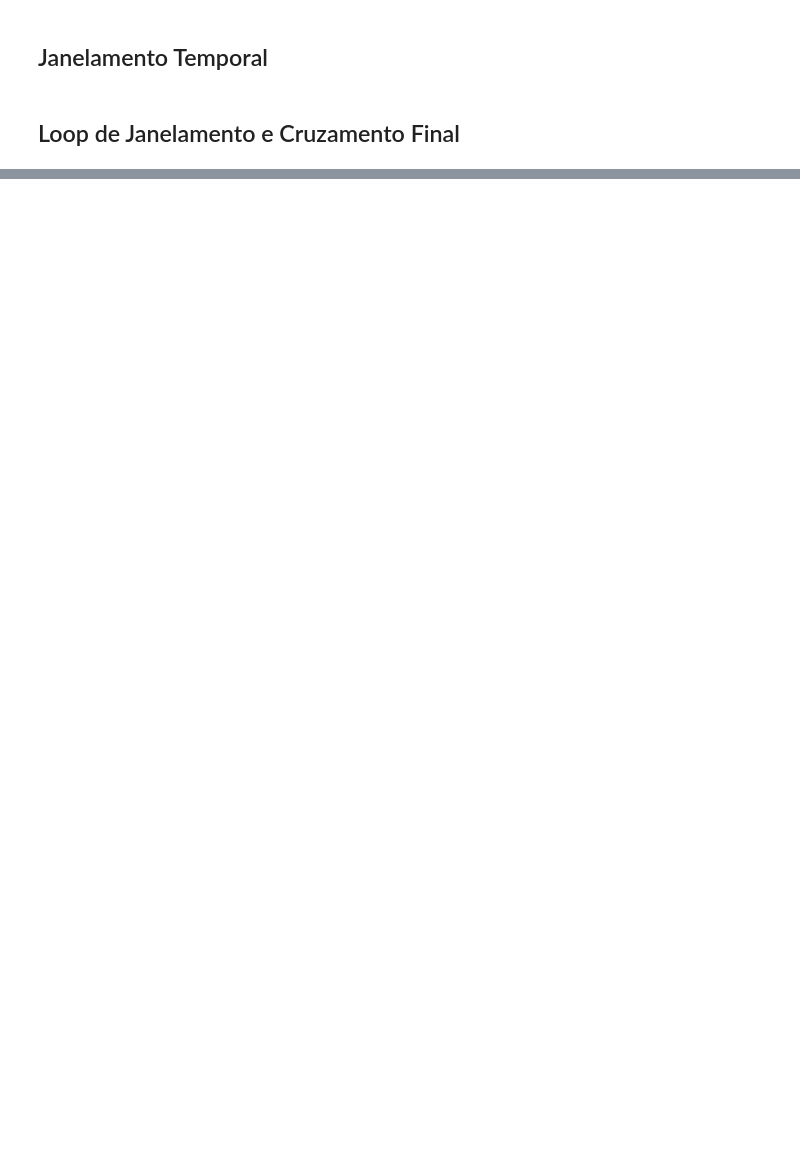
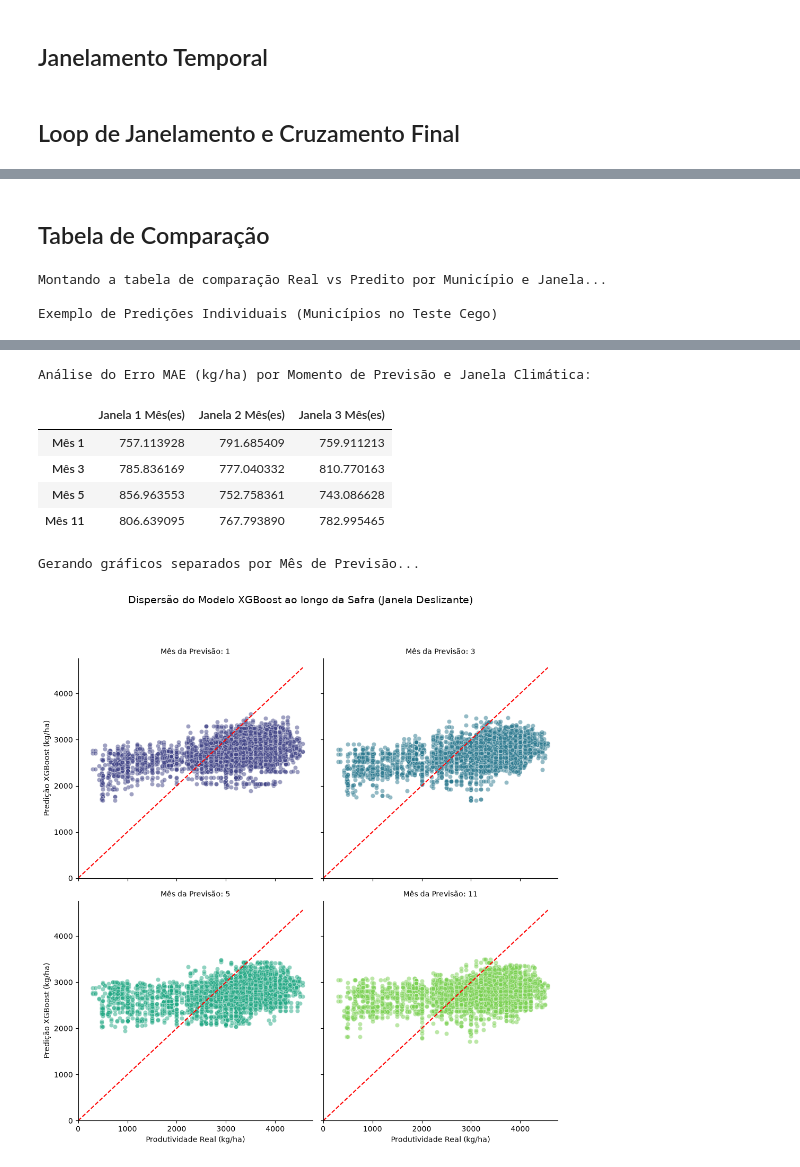
Before and after one commit to thiago-carbonera/Agroclimatology, a Jupyter notebook: Scripts/predicao_produtividade.ipynb, the cells around one changed output, grey strips where cells are left out. Drawn from its saved outputs; the diff is of its cells as text; code cells hidden in the pictures; blank space fills up the shorter version.

```diff
--- a/Scripts/predicao_produtividade.ipynb
+++ b/Scripts/predicao_produtividade.ipynb
@@ -189,0 +321,57 @@ Total de amostras prontas para o Machine Learning: 87948 linhas.
+# %% [markdown]
+## Tabela de Comparação
+# %%
+import matplotlib.pyplot as plt
+import seaborn as sns
+
+print("Montando a tabela de comparação Real vs Predito por Município e Janela...")
+
+# Criando o DataFrame de resultados usando os dados de teste (safras 2021-2024)
+df_resultados = df_teste[['name', 'ano_safra', 'mes_previsao', 'janela_meses']].copy()
+df_resultados['Produtividade_Real'] = y_test
+df_resultados['Predicao_RF'] = y_pred_rf
+df_resultados['Predicao_XGB'] = y_pred_xgb
+
+# Calculando o quão longe (em kg/ha) o modelo passou da realidade para o XGBoost
+df_resultados['Erro_Absoluto_XGB'] = abs(df_resultados['Produtividade_Real'] - df_resultados['Predicao_XGB'])
+
+print("\nExemplo de Predições Individuais (Municípios no Teste Cego)")
+display(df_resultados.sample(10, random_state=42))
+
+print("Análise do Erro MAE (kg/ha) por Momento de Previsão e Janela Climática:")
+# Agrupando pelo mês de previsão e tamanho da janela para avaliar a evolução da acurácia
+erro_por_cenario = df_resultados.groupby(['mes_previsao', 'janela_meses'])['Erro_Absoluto_XGB'].mean().unstack()
+erro_por_cenario.columns = [f'Janela {col} Mês(es)' for col in erro_por_cenario.columns]
+erro_por_cenario.index = [f'Mês {idx}' for idx in erro_por_cenario.index]
+display(erro_por_cenario)
+
+print("Gerando gráficos separados por Mês de Previsão...")
+# Usando o FacetGrid do Seaborn para separar os gráficos por mês automaticamente
+g = sns.FacetGrid(
+    df_resultados,
+    col="mes_previsao",
+    col_wrap=2, # Coloca 2 gráficos por linha
+    height=5,
+    hue="mes_previsao",
+    palette="viridis"
+)
+
+# Plotando os pontos reais vs preditos
+g.map(sns.scatterplot, "Produtividade_Real", "Predicao_XGB", alpha=0.5)
+
+max_val = max(df_resultados['Produtividade_Real'].max(), df_resultados['Predicao_XGB'].max())
+for ax in g.axes.flat:
+    ax.plot([0, max_val], [0, max_val], color='red', linestyle='--', label='Acerto Perfeito')
+    ax.set_xlim(0, max_val + 200)
+    ax.set_ylim(0, max_val + 200)
+
+g.set_axis_labels("Produtividade Real (kg/ha)", "Predição XGBoost (kg/ha)")
+g.set_titles(col_template="Mês da Previsão: {col_name}")
+g.fig.suptitle('Dispersão do Modelo XGBoost ao longo da Safra (Janela Deslizante)', y=1.05, fontsize=14)
+
+plt.tight_layout()
+plt.show()
+# %% [output]
+Montando a tabela de comparação Real vs Predito por Município e Janela...
+
+Exemplo de Predições Individuais (Municípios no Teste Cego)
@@ -189,0 +389,8 @@ Total de amostras prontas para o Machine Learning: 87948 linhas.
+Análise do Erro MAE (kg/ha) por Momento de Previsão e Janela Climática:
+|  | Janela 1 Mês(es) | Janela 2 Mês(es) | Janela 3 Mês(es) |
+| Mês 1 | 757.113928 | 791.685409 | 759.911213 |
+| Mês 3 | 785.836169 | 777.040332 | 810.770163 |
+| Mês 5 | 856.963553 | 752.758361 | 743.086628 |
+| Mês 11 | 806.639095 | 767.793890 | 782.995465 |
+Gerando gráficos separados por Mês de Previsão...
+[figure, added]
```
Also changed, not shown: parts of 15 cells of this notebook.
